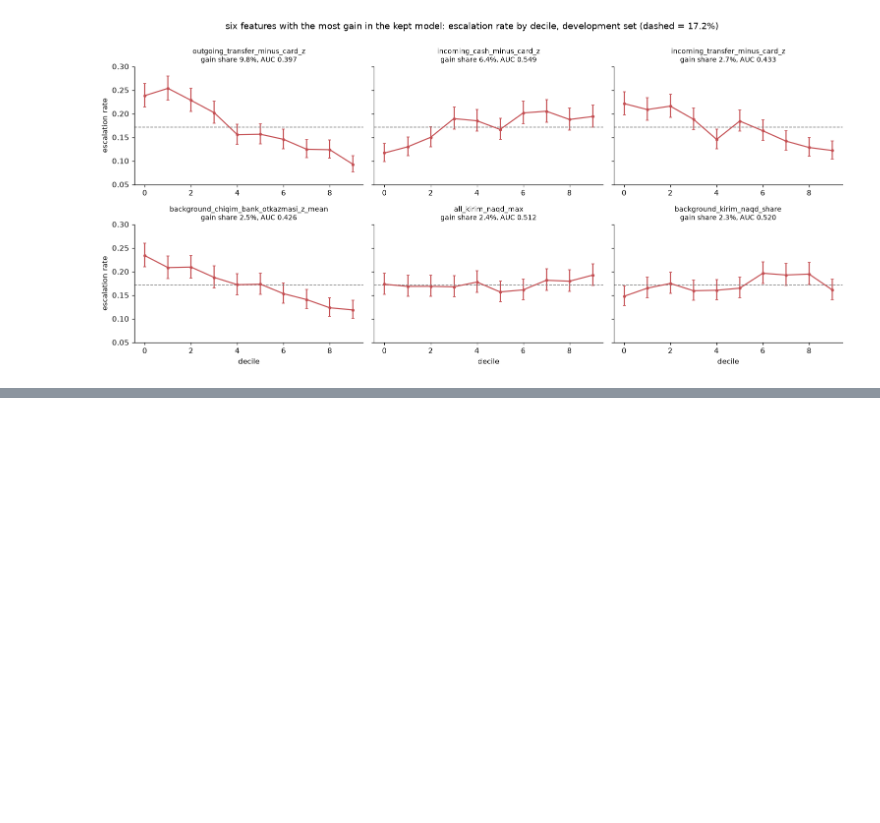
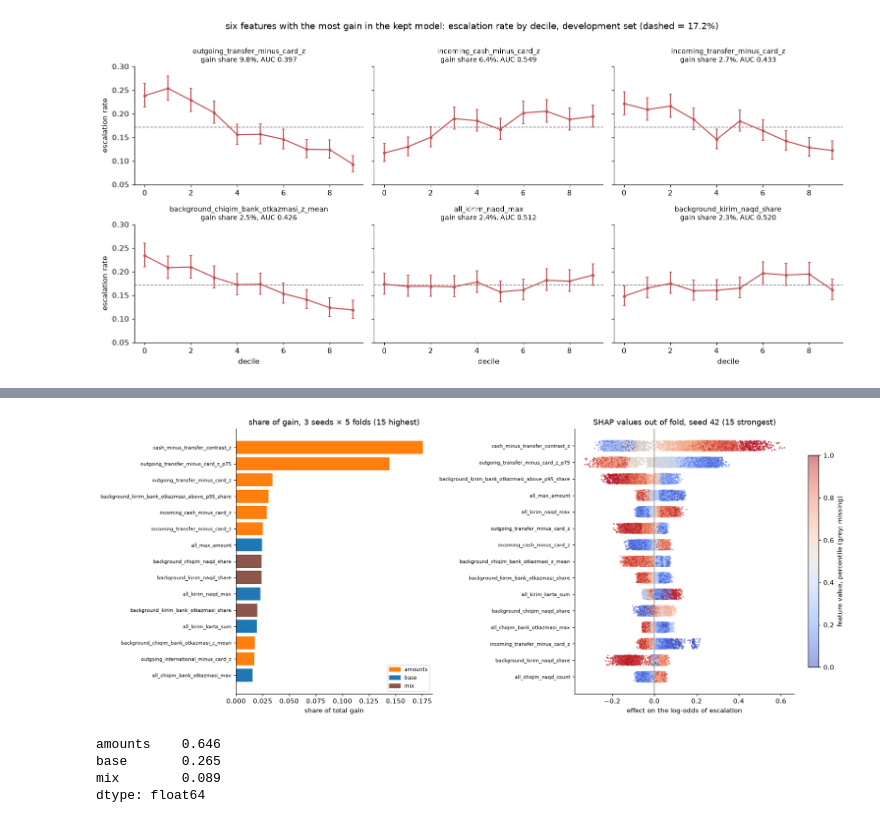
Before and after one commit to dilshodazamjonov/WuitHackathonRYM, a Jupyter notebook: notebooks/solution.ipynb, the cells around one changed output, grey strips where cells are left out. Drawn from its saved outputs; the diff is of its cells as text; code cells hidden in the pictures; blank space fills up the shorter version.

Commit message:
finished final model training and frozen feature set and model parameters for the holdout set

```diff
--- a/notebooks/solution.ipynb
+++ b/notebooks/solution.ipynb
@@ -2623,0 +1681,19 @@ ablation_tab.round(5).to_csv(ART_DIR / "ablation.csv")
+# %%
+FEATURES, LGB_FINAL = SELECTED, LGB_BEST
+
+
+def fit_seeds(X, y, folds, X_pred=()):
+    runs = [run_cv(X, y, folds, X_pred, params=LGB_FINAL, seed=s) for s in SEEDS]
+    oof = np.mean([r[0] for r in runs], axis=0)
+    preds = [np.mean([r[1][i] for r in runs], axis=0) for i in range(len(X_pred))]
+    return oof, preds, runs
+
+
+oof_final, _, final_runs = fit_seeds(X_dev[FEATURES], y_dev, folds)
+s_final = np.array([roc_auc_score(y_dev[va], oof_final[va]) for _, va in folds])
+log_run("lgb_frozen_seed_avg", s_final, len(FEATURES), "frozen features and settings, average of 3 seeds, dev CV")
+seed_means = [r[2].mean() for r in final_runs]
+seed_rho = [spearmanr(final_runs[i][0], final_runs[j][0]).statistic for i, j in ((0, 1), (0, 2), (1, 2))]
+print("mean fold AUC per seed:", np.round(seed_means, 4).tolist(), "| Spearman between seeds:", round(min(seed_rho), 3), "to", round(max(seed_rho), 3))
+print("seed-averaged fold AUCs:", s_final.round(4).tolist())
+print("seed-averaged: mean", round(s_final.mean(), 4), "sd", round(s_final.std(), 4), "| pooled out of fold:", round(roc_auc_score(y_dev, oof_final), 4))
@@ -2623,0 +1725,50 @@ ablation_tab.round(5).to_csv(ART_DIR / "ablation.csv")
+# %%
+def oof_contrib(X, y, folds, seed=SEED):
+    contrib = np.zeros((len(X), X.shape[1] + 1))
+    for tr, va in folds:
+        bst = lgb.train(
+            {**LGB_FINAL, "seed": seed}, lgb.Dataset(X.iloc[tr], y[tr]), 10000,
+            valid_sets=[lgb.Dataset(X.iloc[va], y[va])], callbacks=[lgb.early_stopping(200, verbose=False)],
+        )
+        contrib[va] = bst.predict(X.iloc[va], num_iteration=bst.best_iteration, pred_contrib=True)
+    return pd.DataFrame(contrib[:, :-1], columns=X.columns)
+
+
+shap_oof = oof_contrib(X_dev[FEATURES], y_dev, folds)
+mean_abs = shap_oof.abs().mean().sort_values(ascending=False)
+gain_final = pd.concat([r[3] for r in final_runs], axis=1).mean(axis=1)
+gain_final = (gain_final / gain_final.sum()).sort_values(ascending=False)
+
+fig, axes = plt.subplots(1, 2, figsize=(16, 6.5), gridspec_kw={"width_ratios": [1, 1.4]})
+g = gain_final.head(15).iloc[::-1]
+axes[0].barh(g.index, g, color=[FAMILY_COLORS[FAMILY[c]] for c in g.index])
+fams = list(dict.fromkeys(FAMILY[c] for c in g.index[::-1]))
+axes[0].legend([plt.Rectangle((0, 0), 1, 1, color=FAMILY_COLORS[f]) for f in fams], fams, fontsize=8, loc="lower right")
+axes[0].set(title="share of gain, 3 seeds × 5 folds (15 highest)", xlabel="share of total gain")
+rng = np.random.default_rng(SEED)
+top = mean_abs.index[:15][::-1]
+for i, c in enumerate(top):
+    v, s = X_dev[c].rank(pct=True).to_numpy(), shap_oof[c].to_numpy()
+    yj, miss = i + rng.uniform(-0.3, 0.3, len(s)), np.isnan(v)
+    axes[1].scatter(s[miss], yj[miss], c="lightgrey", s=2)
+    dots = axes[1].scatter(s[~miss], yj[~miss], c=v[~miss], cmap="coolwarm", vmin=0, vmax=1, s=2, alpha=0.5)
+axes[1].axvline(0, c="grey", lw=1)
+axes[1].set_yticks(range(len(top)), top)
+axes[1].set(title="SHAP values out of fold, seed 42 (15 strongest)", xlabel="effect on the log-odds of escalation")
+fig.colorbar(dots, ax=axes[1], shrink=0.8, label="feature value, percentile (grey: missing)")
+for ax in axes:
+    ax.tick_params(axis="y", labelsize=7)
+fig.tight_layout()
+save_fig(
+    fig,
+    "F17_feature_importance_shap",
+    "Channel-relative amounts carry 65% of the model's SHAP weight, the totals 27% and the channel shares 9%. The two strongest features are the amount contrasts: incoming cash that is large for the alert's card level while its transfers are small raises the score, and so do transfers whose upper quartile sits low against the card's. Each of the 10 strongest features pushes the same way as it separates the classes on its own.",
+    "Explain the score to analysts through these two relations; larger amounts in general lower the score in this data, which reflects how alerts were decided, not that large amounts are safe.",
+)
+(mean_abs / mean_abs.sum()).groupby(mean_abs.index.map(FAMILY)).sum().sort_values(ascending=False).round(3)
+# %% [output]
+[figure, added]
+amounts    0.646
+base       0.265
+mix        0.089
+dtype: float64
```
Also changed, not shown: parts of 289 cells of this notebook, 4 other files.
